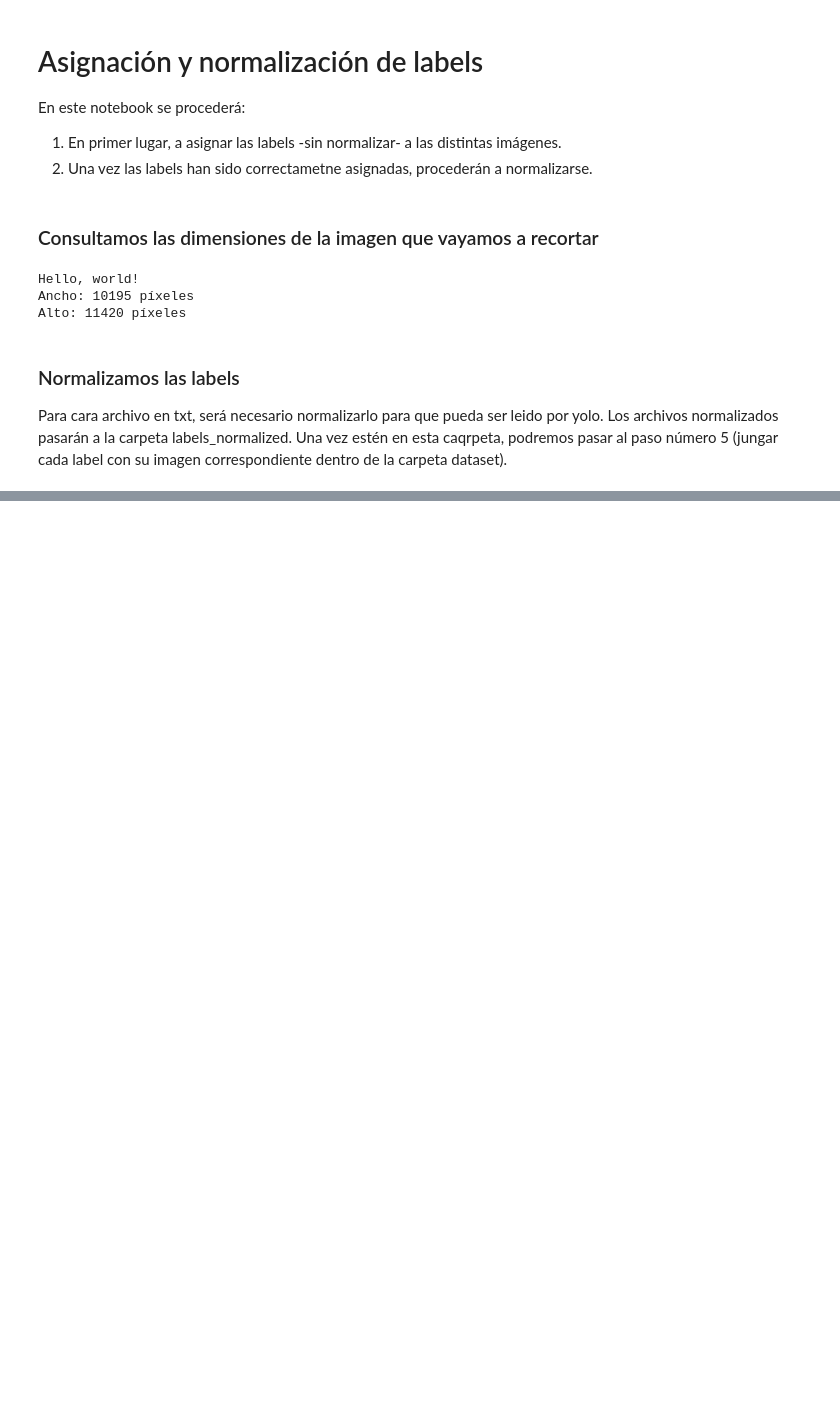
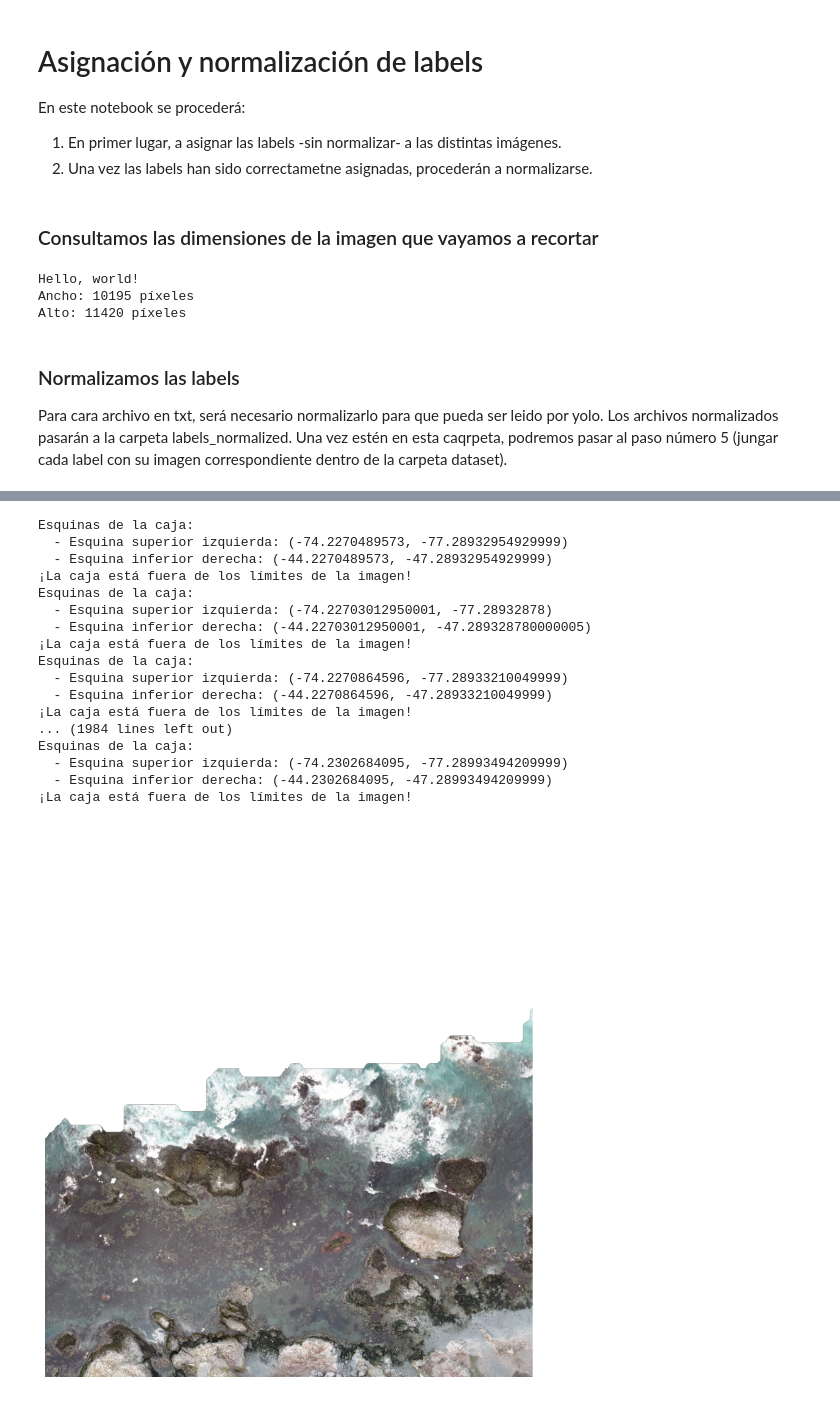
Before and after one commit to fjzamora93/CountingPenguins, a Jupyter notebook: 3_AsignarNormalizarLabelsTxt.ipynb, the cells around one changed output, grey strips where cells are left out. Cells and saved outputs as stored; diff of their text form; code cells hidden in the pictures; blank space fills up the shorter version.

```diff
--- a/3_AsignarNormalizarLabelsTxt.ipynb
+++ b/3_AsignarNormalizarLabelsTxt.ipynb
@@ -56,0 +103,27 @@ for file in os.listdir(coords_sin_normalizar):
+# %%
+import utils.yolo_fun as yolo_fun
+import utils.img_fun as img_fun
+import os
+import pandas as pd
+from tqdm import tqdm
+import rasterio
+
+TILE = 13
+NUM = 379
+
+
+image_path  = 'G:\\.shortcut-targets-by-id\\1pYgV5EIk4-LapLNhlCwpQaDAzuqNffXG\\doctorado_albert\\conteo_pinguinos\\recortes'
+image_name = f"recorte_{TILE}.tif"
+imagen_path = os.path.join(image_path, image_name)
+coords_file = os.path.join('coords', 'coords_per_tile', f"coords_{TILE}.csv")
+
+# imagen_path = os.path.join('cut_tiles', f"tile_{TILE}_subrecorte_{NUM}.tiff")
+# coords_file = os.path.join('coords', 'labels_sin_normalizar' ,f"tile_{TILE}_subrecorte_{NUM}.txt")
+coords = pd.read_csv(coords_file)
+img_info = img_fun.get_img_info(imagen_path)
+
+ancho_imagen = img_info["width"]
+alto_imagen = img_info["height"]
+
+yolo_fun.draw_boxes(imagen_path, coords)
+# %% [output]
@@ -56,0 +150,18 @@ for file in os.listdir(coords_sin_normalizar):
+Esquinas de la caja:
+  - Esquina superior izquierda: (-74.2270489573, -77.28932954929999)
+  - Esquina inferior derecha: (-44.2270489573, -47.28932954929999)
+¡La caja está fuera de los límites de la imagen!
+Esquinas de la caja:
+  - Esquina superior izquierda: (-74.22703012950001, -77.28932878)
+  - Esquina inferior derecha: (-44.22703012950001, -47.289328780000005)
+¡La caja está fuera de los límites de la imagen!
+Esquinas de la caja:
+  - Esquina superior izquierda: (-74.2270864596, -77.28933210049999)
+  - Esquina inferior derecha: (-44.2270864596, -47.28933210049999)
+¡La caja está fuera de los límites de la imagen!
+... (1984 lines left out)
+Esquinas de la caja:
+  - Esquina superior izquierda: (-74.2302684095, -77.28993494209999)
+  - Esquina inferior derecha: (-44.2302684095, -47.28993494209999)
+¡La caja está fuera de los límites de la imagen!
+[figure, added]
```
Also changed, not shown: parts of 4 cells of this notebook, 8 other files.
